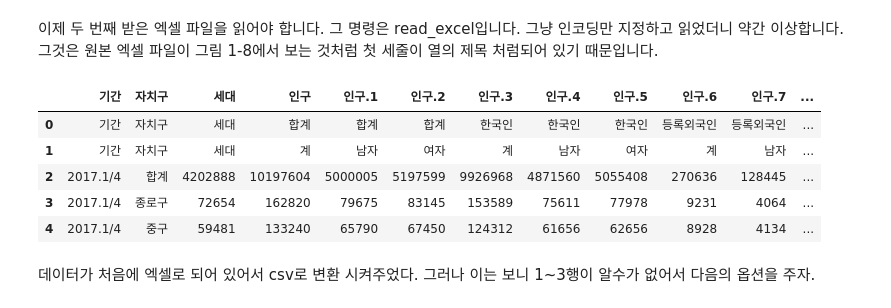
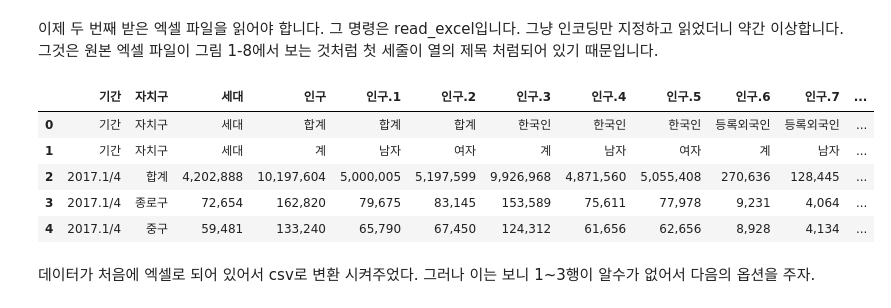
Before and after one commit to goldang01/DataScience_Study, a Jupyter notebook: Chapter 1.ipynb, the cells around one changed output. Cells and saved outputs as stored; diff of their text form; code cells hidden in the pictures.

```diff
--- a/Chapter 1.ipynb
+++ b/Chapter 1.ipynb
@@ -48,15 +48,15 @@ CCTV_Seoul.head()
 # %% [markdown]
 이제 두 번째 받은 엑셀 파일을 읽어야 합니다. 그 명령은 read_excel입니다. 그냥 인코딩만 지정하고 읽었더니 약간 이상합니다. 그것은 원본 엑셀 파일이 그림 1-8에서 보는 것처럼 첫 세줄이 열의 제목 처럼되어 있기 때문입니다.
 # %%
-pop_Seoul = pd.read_csv('./data/01. population_in_Seoul.csv', encoding='utf-8')
+pop_Seoul = pd.read_csv('./data/01. population_in_Seoul_1.csv', encoding='utf-8')
 pop_Seoul.head()
 # %% [output]
 |  | 기간 | 자치구 | 세대 | 인구 | 인구.1 | 인구.2 | 인구.3 | 인구.4 | 인구.5 | 인구.6 | 인구.7 | ... |
 | 0 | 기간 | 자치구 | 세대 | 합계 | 합계 | 합계 | 한국인 | 한국인 | 한국인 | 등록외국인 | 등록외국인 | ... |
 | 1 | 기간 | 자치구 | 세대 | 계 | 남자 | 여자 | 계 | 남자 | 여자 | 계 | 남자 | ... |
-| 2 | 2017.1/4 | 합계 | 4202888 | 10197604 | 5000005 | 5197599 | 9926968 | 4871560 | 5055408 | 270636 | 128445 | ... |
-| 3 | 2017.1/4 | 종로구 | 72654 | 162820 | 79675 | 83145 | 153589 | 75611 | 77978 | 9231 | 4064 | ... |
-| 4 | 2017.1/4 | 중구 | 59481 | 133240 | 65790 | 67450 | 124312 | 61656 | 62656 | 8928 | 4134 | ... |
+| 2 | 2017.1/4 | 합계 | 4,202,888 | 10,197,604 | 5,000,005 | 5,197,599 | 9,926,968 | 4,871,560 | 5,055,408 | 270,636 | 128,445 | ... |
+| 3 | 2017.1/4 | 종로구 | 72,654 | 162,820 | 79,675 | 83,145 | 153,589 | 75,611 | 77,978 | 9,231 | 4,064 | ... |
+| 4 | 2017.1/4 | 중구 | 59,481 | 133,240 | 65,790 | 67,450 | 124,312 | 61,656 | 62,656 | 8,928 | 4,134 | ... |
 # %% [markdown]
 데이터가 처음에 엑셀로 되어 있어서 csv로 변환 시켜주었다. 그러나 이는 보니 1~3행이 알수가 없어서 다음의 옵션을 주자.
 # %%
```
Also changed, not shown: parts of 44 cells of this notebook, 1 other file.
